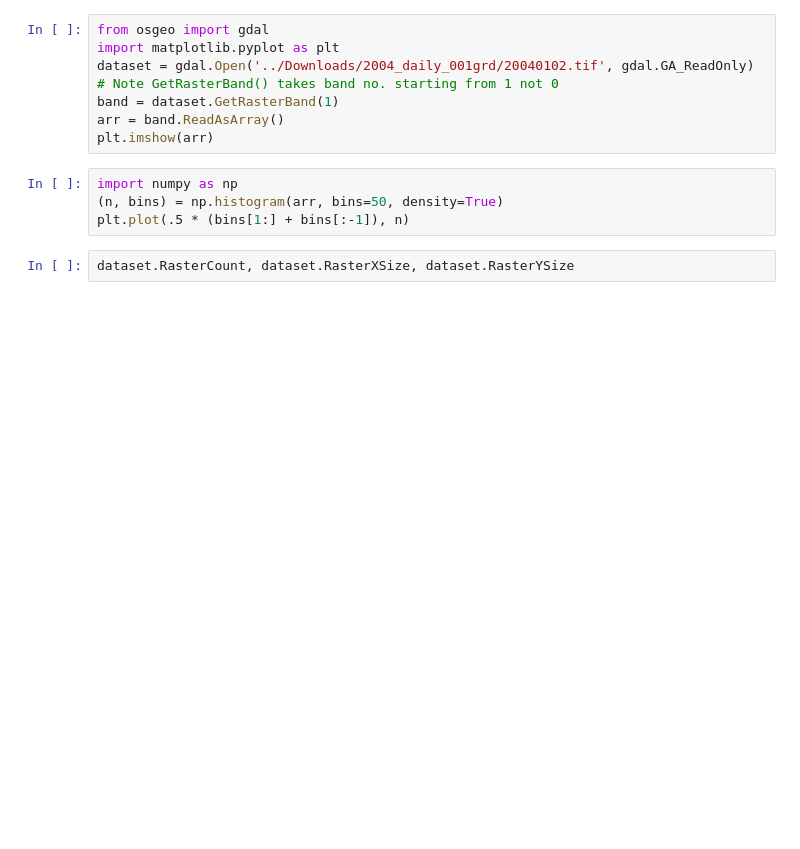
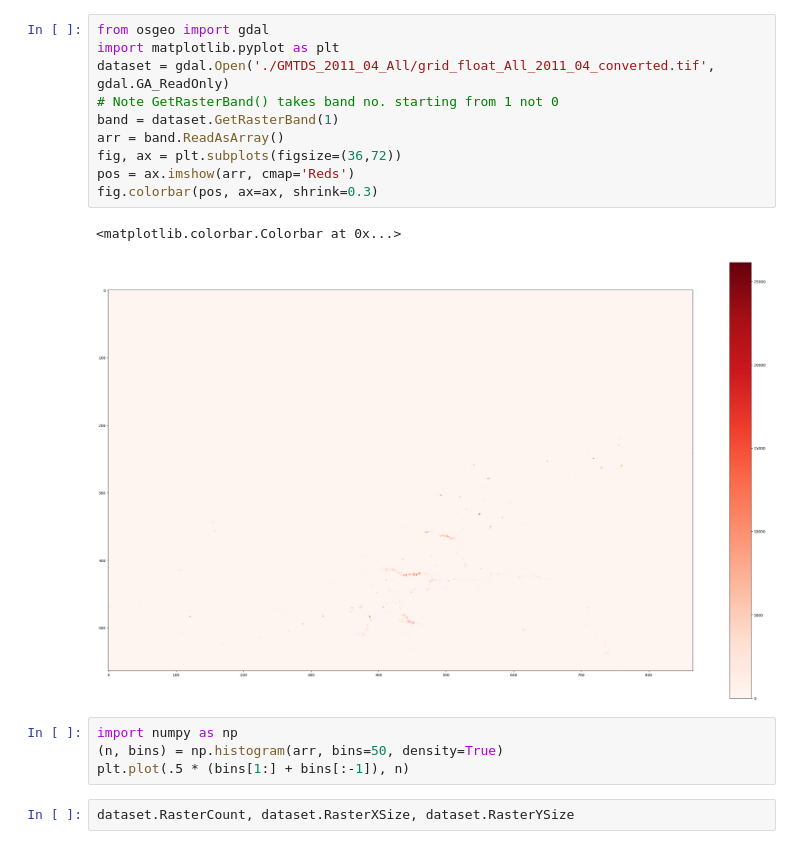
Before and after one commit to dominic-soh/thesis-research-papers, a Jupyter notebook: POC_read_tif.ipynb, the cells around one changed output. Cells and saved outputs as stored; diff of their text form; blank space fills up the shorter version.

```diff
--- a/POC_read_tif.ipynb
+++ b/POC_read_tif.ipynb
@@ -1,11 +1,16 @@
 # %%
 from osgeo import gdal
 import matplotlib.pyplot as plt
-dataset = gdal.Open('../Downloads/2004_daily_001grd/20040102.tif', gdal.GA_ReadOnly)
+dataset = gdal.Open('./GMTDS_2011_04_All/grid_float_All_2011_04_converted.tif', gdal.GA_ReadOnly)
 # Note GetRasterBand() takes band no. starting from 1 not 0
 band = dataset.GetRasterBand(1)
 arr = band.ReadAsArray()
-plt.imshow(arr)
+fig, ax = plt.subplots(figsize=(36,72))
+pos = ax.imshow(arr, cmap='Reds')
+fig.colorbar(pos, ax=ax, shrink=0.3)
+# %% [output]
+<matplotlib.colorbar.Colorbar at 0x...>
+[figure, added]
 # %%
 import numpy as np
 (n, bins) = np.histogram(arr, bins=50, density=True)
```
Also changed, not shown: 10 other files.
